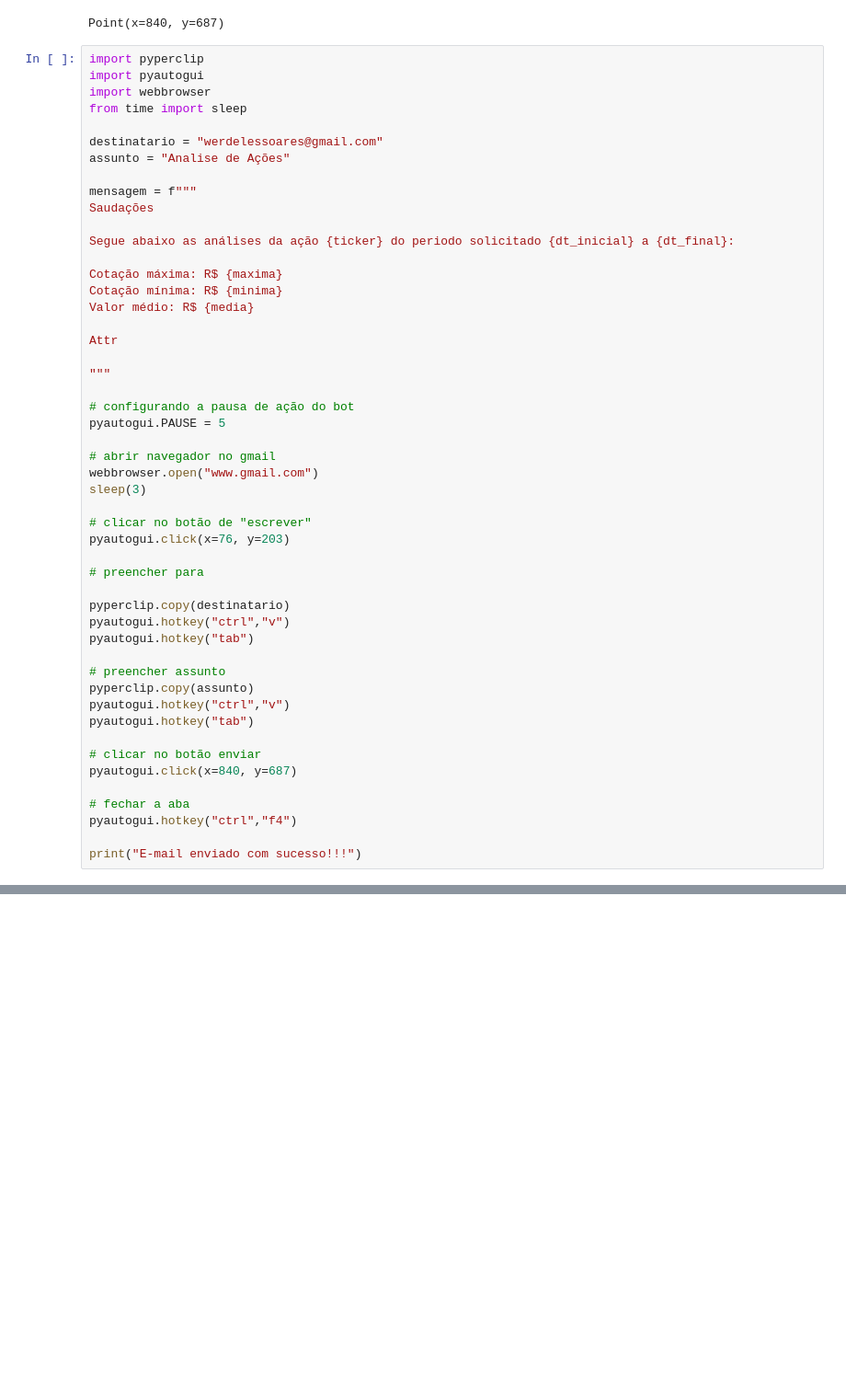
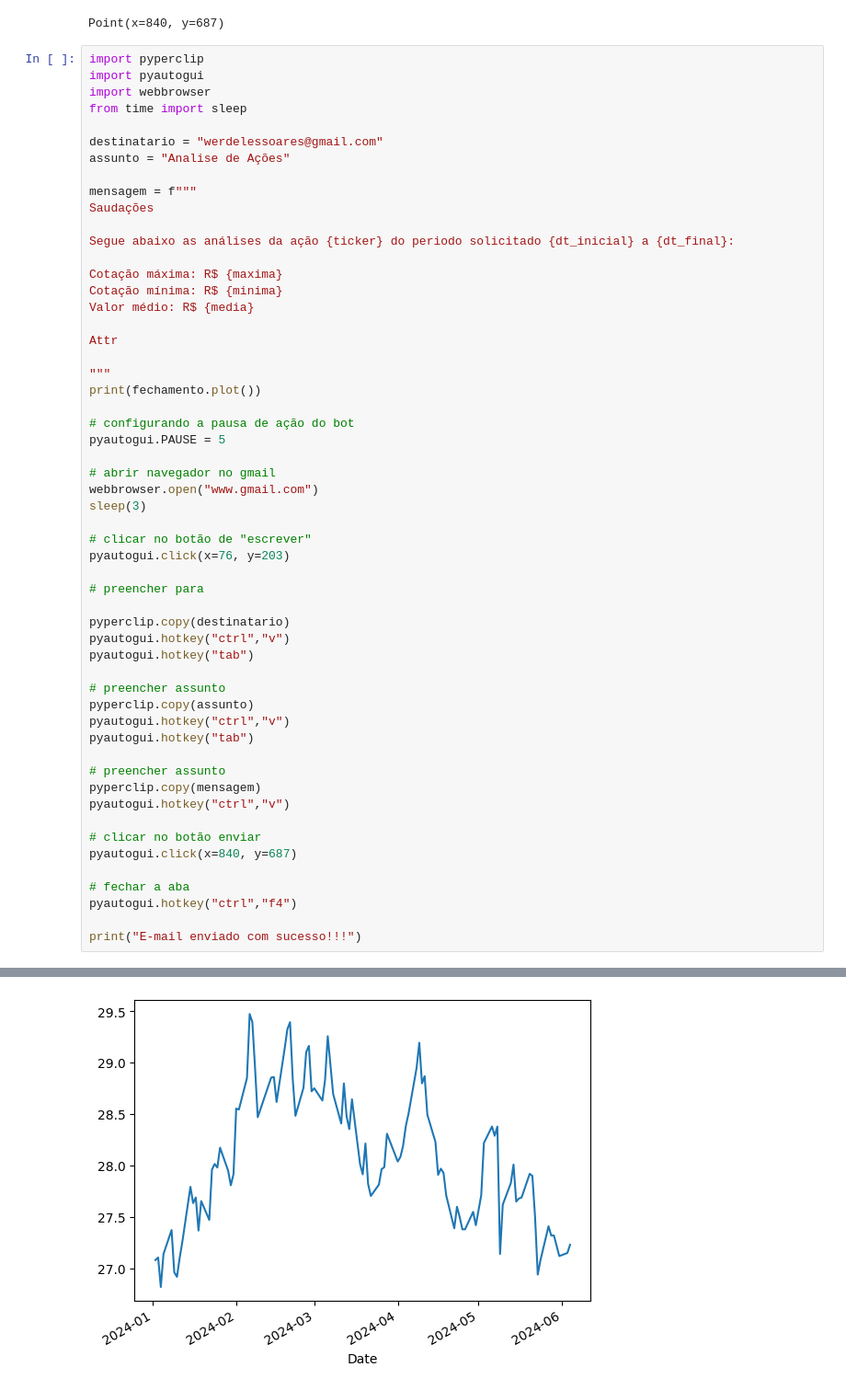
Before and after one commit to werdelesmarcio/ProjetoConsultaAcoes, a Jupyter notebook: projetoAcoes.ipynb, the cells around one changed output, grey strips where cells are left out. Shown at 92% size. Cells and saved outputs as stored; diff of their text form; blank space fills up the shorter version.

```diff
--- a/projetoAcoes.ipynb
+++ b/projetoAcoes.ipynb
@@ -108,6 +108,7 @@ Valor médio: R$ {media}
 Attr
 
 """
+print(fechamento.plot())
 
 # configurando a pausa de ação do bot
 pyautogui.PAUSE = 5
@@ -130,6 +131,10 @@ pyperclip.copy(assunto)
 pyautogui.hotkey("ctrl","v")
 pyautogui.hotkey("tab")
 
+# preencher assunto
+pyperclip.copy(mensagem)
+pyautogui.hotkey("ctrl","v")
+
 # clicar no botão enviar
 pyautogui.click(x=840, y=687)
 
@@ -141 +147,2 @@ print("E-mail enviado com sucesso!!!")
 E-mail enviado com sucesso!!!
+[figure, added]
```
Also changed, not shown: parts of 2 cells of this notebook, 2 other files.
